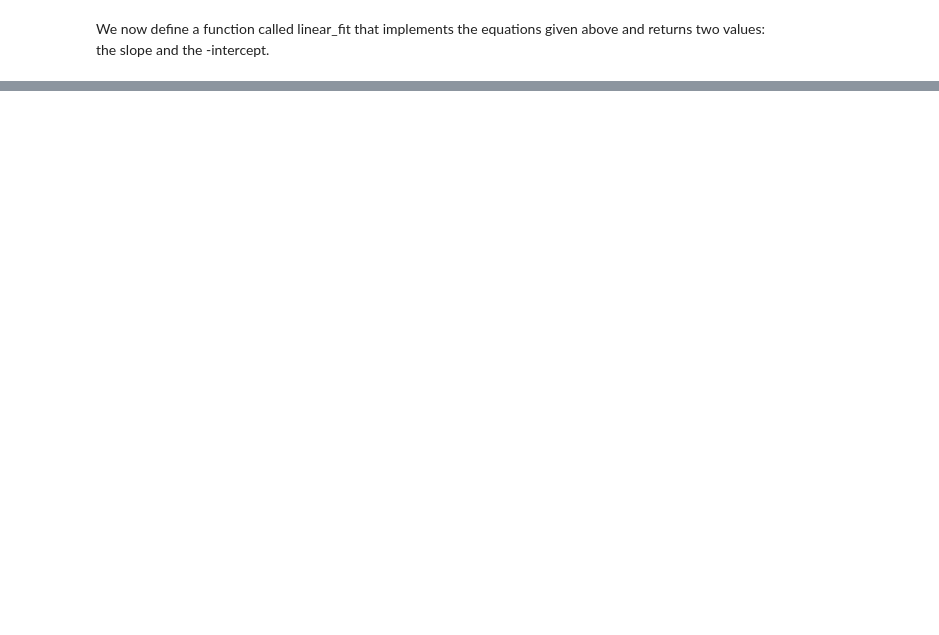
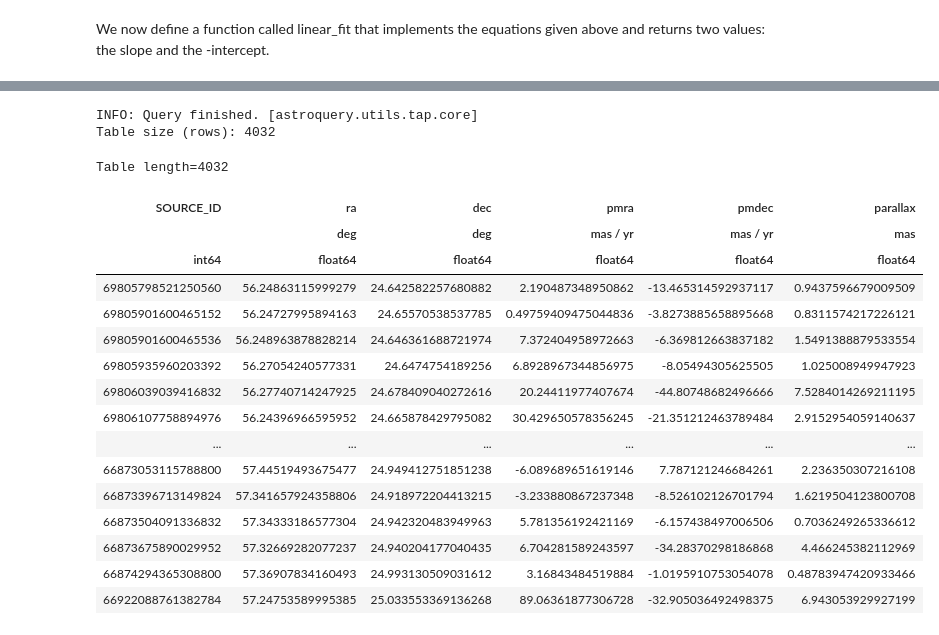
Before and after one commit to Ruben94astro/Python-data-course, a Jupyter notebook: Cv .ipynb, the cells around one changed output, grey strips where cells are left out. Cells and saved outputs as stored; diff of their text form; code cells hidden in the pictures; blank space fills up the shorter version.

```diff
--- a/Cv .ipynb
+++ b/Cv .ipynb
@@ -339,0 +355,18 @@ masked_array(data=[25.4978, 22.96463, --, ..., 21.84553, 23.60026,
+# %%
+from astroquery.simbad import Simbad
+result_table = Simbad.query_object("V1040 Cen")
+print(result_table)
+ra =result_table['RA']
+dec =result_table['DEC']
+
+
+from astroquery.sdss import SDSS
+
+from astropy import coordinates as coords
+
+pos = coords.SkyCoord('11h55m27.26s -56d41m56.3s', frame='icrs')
+
+xid = SDSS.query_region(pos, radius='5 arcsec', spectro=True)
+
+print(xid)
+ra,dec
@@ -339,0 +383,36 @@ masked_array(data=[25.4978, 22.96463, --, ..., 21.84553, 23.60026,
+# %%
+from astroquery.gaia import Gaia
+
+
+radius  = 1.0
+inp_ra  = 56.87125
+inp_dec = 24.10493
+
+query = f"SELECT * FROM gaiadr3.gaia_source_lite \
+WHERE DISTANCE(POINT({inp_ra}, {inp_dec}),POINT(ra, dec)) < {radius} AND \
+ruwe <1.4 AND parallax_over_error >10"
+
+job     = Gaia.launch_job_async(query)
+results = job.get_results()
+print(f'Table size (rows): {len(results)}')
+results['SOURCE_ID', 'ra', 'dec', 'pmra' ,'pmdec', 'parallax']
+# %% [output]
+INFO: Query finished. [astroquery.utils.tap.core]
+Table size (rows): 4032
+Table length=4032
+| SOURCE_ID | ra | dec | pmra | pmdec | parallax |
+|  | deg | deg | mas / yr | mas / yr | mas |
+| int64 | float64 | float64 | float64 | float64 | float64 |
+| 69805798521250560 | 56.24863115999279 | 24.642582257680882 | 2.190487348950862 | -13.465314592937117 | 0.9437596679009509 |
+| 69805901600465152 | 56.24727995894163 | 24.65570538537785 | 0.49759409475044836 | -3.8273885658895668 | 0.8311574217226121 |
+| 69805901600465536 | 56.248963878828214 | 24.646361688721974 | 7.372404958972663 | -6.369812663837182 | 1.5491388879533554 |
+| 69805935960203392 | 56.27054240577331 | 24.6474754189256 | 6.8928967344856975 | -8.05494305625505 | 1.025008949947923 |
+| 69806039039416832 | 56.27740714247925 | 24.678409040272616 | 20.24411977407674 | -44.80748682496666 | 7.5284014269211195 |
+| 69806107758894976 | 56.24396966595952 | 24.665878429795082 | 30.429650578356245 | -21.351212463789484 | 2.9152954059140637 |
+| ... | ... | ... | ... | ... | ... |
+| 66873053115788800 | 57.44519493675477 | 24.949412751851238 | -6.089689651619146 | 7.787121246684261 | 2.236350307216108 |
+| 66873396713149824 | 57.341657924358806 | 24.918972204413215 | -3.233880867237348 | -8.526102126701794 | 1.6219504123800708 |
+| 66873504091336832 | 57.34333186577304 | 24.942320483949963 | 5.781356192421169 | -6.157438497006506 | 0.7036249265336612 |
+| 66873675890029952 | 57.32669282077237 | 24.940204177040435 | 6.704281589243597 | -34.28370298186868 | 4.466245382112969 |
+| 66874294365308800 | 57.36907834160493 | 24.993130509031612 | 3.16843484519884 | -1.0195910753054078 | 0.48783947420933466 |
+| 66922088761382784 | 57.24753589995385 | 25.033553369136268 | 89.06361877306728 | -32.905036492498375 | 6.943053929927199 |
```
Also changed, not shown: parts of 18 cells of this notebook.
